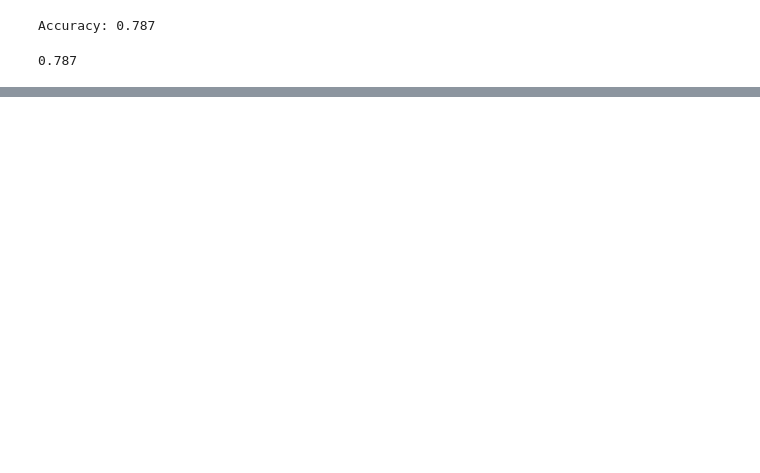
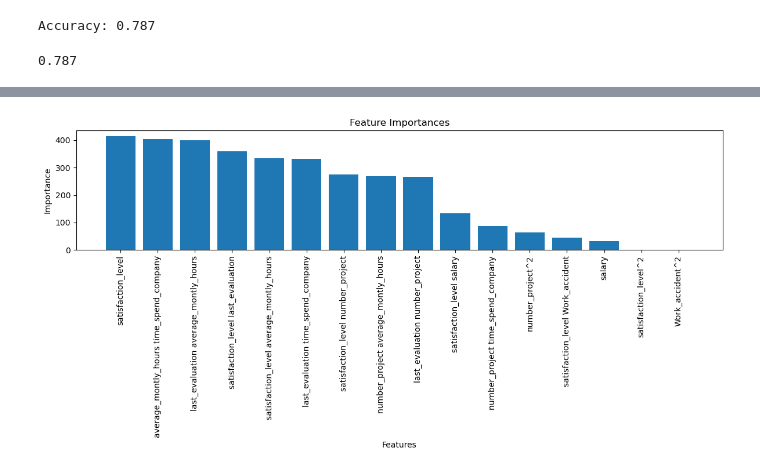
Before and after one commit to andy-12-08/deloitte_ds, a Jupyter notebook: notebook/test_2.ipynb, the cells around one changed output, grey strips where cells are left out. Drawn from its saved outputs; the diff is of its cells as text; code cells hidden in the pictures; blank space fills up the shorter version.

```diff
--- a/notebook/test_2.ipynb
+++ b/notebook/test_2.ipynb
@@ -282,0 +423,3 @@ model.score(X_test, y_test)
+# %%
+best_params = space_eval(search_space, best)
+best_params
@@ -282,0 +491,3 @@ model.score(X_test, y_test)
+# %%
+# Fit the pipeline on the full training data
+best_model_pipeline.fit(X_train, y_train)
@@ -282,0 +508,7 @@ model.score(X_test, y_test)
+# %%
+selected_features_indices = best_model_pipeline.named_steps['selectkbest'].get_support(indices=True)
+poly = best_model_pipeline.named_steps['polynomialfeatures']
+transformed_feature_names = poly.get_feature_names_out(input_features=features_df.columns)
+# map the selected indices to the transformed feature names
+selected_features = transformed_feature_names[selected_features_indices]
+selected_features
@@ -282,0 +528,25 @@ model.score(X_test, y_test)
+# %%
+# Get the feature importances
+if best_model_name == 'RandomForestClassifier':
+    feature_importances = best_model_pipeline.named_steps['randomforestclassifier'].feature_importances_
+elif best_model_name == 'XGBClassifier':
+    feature_importances = best_model_pipeline.named_steps['xgbclassifier'].feature_importances_
+elif best_model_name == 'LGBMClassifier':
+    feature_importances = best_model_pipeline.named_steps['lgbmclassifier'].feature_importances_
+elif best_model_name == 'CatBoostClassifier':
+    feature_importances = best_model_pipeline.named_steps['catboostclassifier'].feature_importances_
+elif best_model_name == 'DecisionTreeClassifier':
+    feature_importances = best_model_pipeline.named_steps['decisiontreeclassifier'].feature_importances_
+elif best_model_name == 'AdaBoostClassifier':
+    feature_importances = best_model_pipeline.named_steps['adaboostclassifier'].feature_importances_
+elif best_model_name == 'GradientBoostingClassifier':
+    feature_importances = best_model_pipeline.named_steps['gradientboostingclassifier'].feature_importances_
+elif best_model_name == 'ExtraTreesClassifier':
+    feature_importances = best_model_pipeline.named_steps['extratreesclassifier'].feature_importances_
+
+feature_importances
+# map the feature importances to the selected features
+selected_features_importances = pd.Series(feature_importances, index=selected_features)
+# Sort the features by importance
+selected_features_importances = selected_features_importances.sort_values(ascending=False)
+selected_features_importances
@@ -282,0 +571,4 @@ model.score(X_test, y_test)
+# %%
+plot_feature_importances(feature_importances, selected_features)
+# %% [output]
+[figure, added]
```
Also changed, not shown: parts of 24 cells of this notebook, 4 other files.
